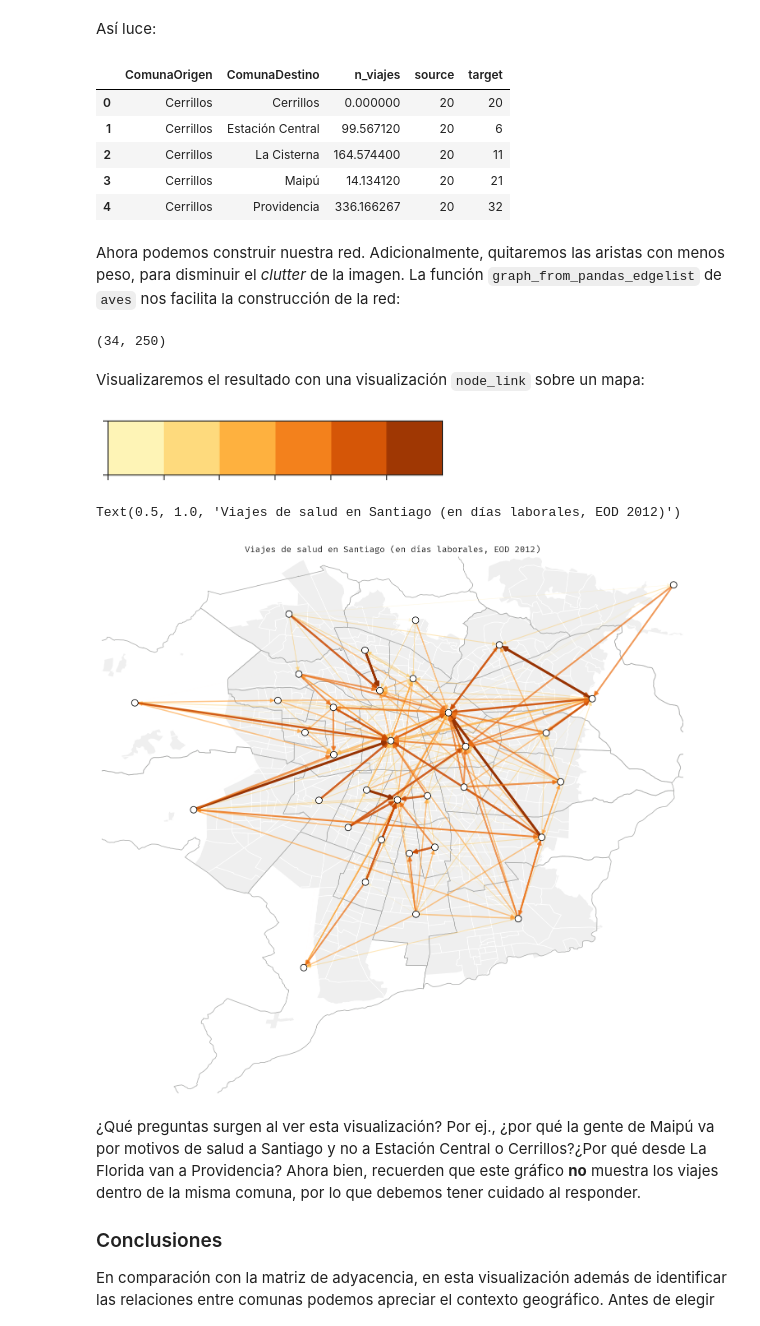
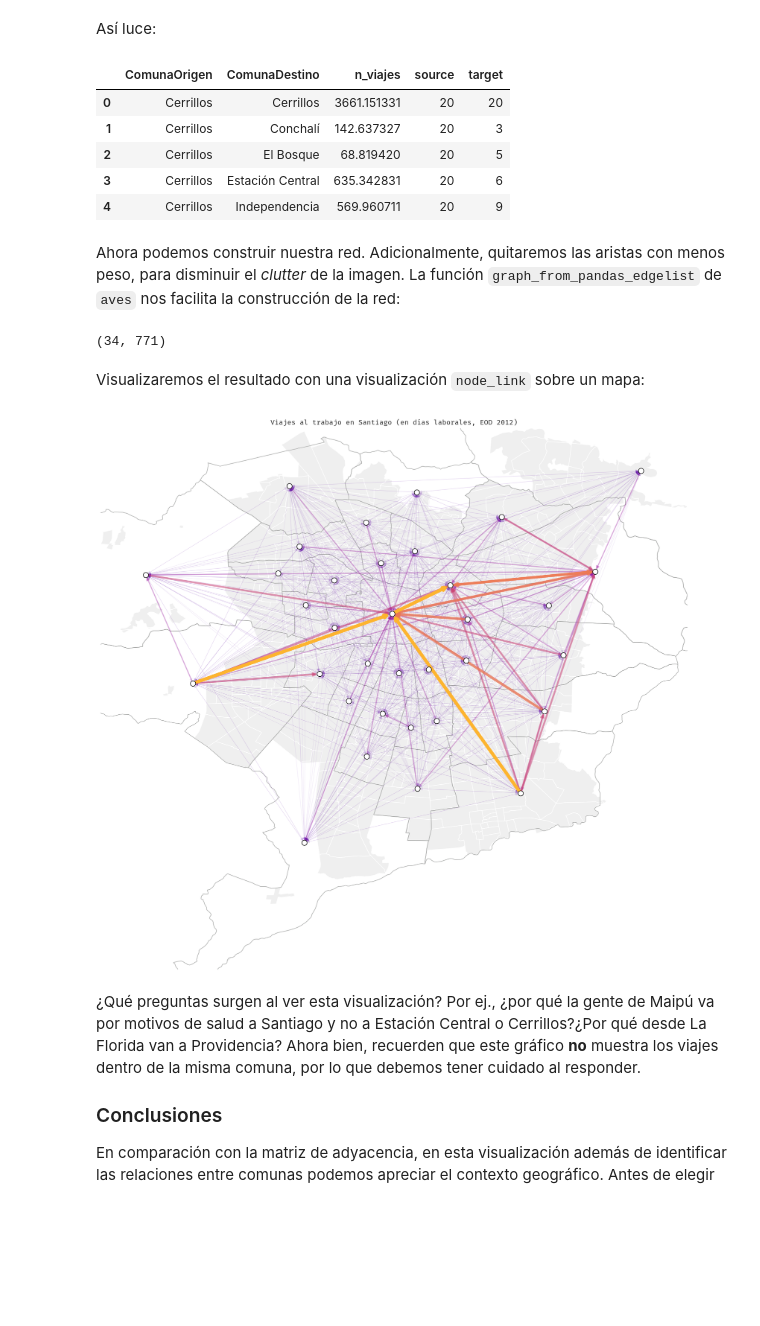
Before and after one commit to zorzalerrante/aves, a Jupyter notebook: notebooks/05-python-redes-eod.ipynb, the cells around one changed output. Saved outputs shown, nothing was run; the diff lists cells and outputs as text; code cells hidden in the pictures; blank space fills up the shorter version.

```diff
--- a/notebooks/05-python-redes-eod.ipynb
+++ b/notebooks/05-python-redes-eod.ipynb
@@ -93,7 +93,7 @@ bounding_box
 # %% [output]
 array([-70.88006218, -33.72603779, -70.43015094, -33.31109652])
 # %%
-comunas_urbanas = clip_area_geodataframe(comunas_urbanas, zones.total_bounds, buffer=0.1)
+comunas_urbanas = clip_area_geodataframe(comunas_urbanas, zones.total_bounds, buffer=0.05)
 # %% [markdown]
 Necesitamos que los nodos tengan un identificador numérico, cuyo valor inicial es cero.
 # %%
@@ -121,7 +121,7 @@ Name: node_id, dtype: int64
 # %% [markdown]
 Calculamos la lista de aristas de nuestra red, es decir, la cantidad de viajes de una comuna a otra. En este caso, lo haremos con los viajes al trabajo.
 # %%
-matriz = (viajes_persona[(viajes_persona['Proposito'] == 'De salud')
+matriz = (viajes_persona[(viajes_persona['Proposito'] == 'Al trabajo')
                               & (viajes_persona['ComunaOrigen'].isin(comunas_urbanas['NombreComuna']))
                               & (viajes_persona['ComunaDestino'].isin(comunas_urbanas['NombreComuna']))]
                 .groupby(['ComunaOrigen', 'ComunaDestino'])
@@ -180,21 +180,21 @@ Así luce:
 matriz.head()
 # %% [output]
 |  | ComunaOrigen | ComunaDestino | n_viajes | source | target |
-| 0 | Cerrillos | Cerrillos | 0.000000 | 20 | 20 |
-| 1 | Cerrillos | Estación Central | 99.567120 | 20 | 6 |
-| 2 | Cerrillos | La Cisterna | 164.574400 | 20 | 11 |
-| 3 | Cerrillos | Maipú | 14.134120 | 20 | 21 |
-| 4 | Cerrillos | Providencia | 336.166267 | 20 | 32 |
+| 0 | Cerrillos | Cerrillos | 3661.151331 | 20 | 20 |
+| 1 | Cerrillos | Conchalí | 142.637327 | 20 | 3 |
+| 2 | Cerrillos | El Bosque | 68.819420 | 20 | 5 |
+| 3 | Cerrillos | Estación Central | 635.342831 | 20 | 6 |
+| 4 | Cerrillos | Independencia | 569.960711 | 20 | 9 |
 # %% [markdown]
 Ahora podemos construir nuestra red. Adicionalmente, quitaremos las aristas con menos peso, para disminuir el _clutter_ de la imagen. La función `graph_from_pandas_edgelist` de `aves` nos facilita la construcción de la red:
 # %%
 from aves.features.network import graph_from_pandas_edgelist
 # %%
-network, edge_weight = graph_from_pandas_edgelist(matriz[matriz['n_viajes'] > matriz['n_viajes'].quantile(0.15)],
+network, edge_weight = graph_from_pandas_edgelist(matriz[matriz['n_viajes'] > matriz['n_viajes'].quantile(0.2)],
                                                   weight='n_viajes')
 # %%
 network.num_vertices(), network.num_edges()
 # %% [output]
-(34, 250)
+(34, 771)
 # %% [markdown]
 Visualizaremos el resultado con una visualización `node_link` sobre un mapa:
@@ -207,20 +207,19 @@ from aves.visualization.figures import figure_from_geodataframe
-# %%
-sns.palplot(sns.color_palette('YlOrBr', n_colors=6))
-# %% [output]
-[figure, removed]
 # %%
-fig, ax = figure_from_geodataframe(zones, height=12, set_limits=True, remove_axes=True)
+fig, ax = figure_from_geodataframe(zones, height=15, set_limits=True, remove_axes=True)
 
 zones.plot(ax=ax, facecolor='#efefef', edgecolor='white', zorder=0)
+
 comunas_urbanas.plot(ax=ax, facecolor='none', edgecolor='#abacab', zorder=0)
+
 geonodelink.plot_nodes(ax, color='white', edgecolor='black', size=250)
-geonodelink.plot_weighted_edges(ax, palette='YlOrBr', log_transform=True, weight_bins=7,
-                                min_linewidth=0.1, linewidth=3, min_alpha=0.1, alpha=1.0,
+
+geonodelink.plot_weighted_edges(ax, palette='plasma', log_transform=False, weight_bins=5,
+                                min_linewidth=0.5, linewidth=5, min_alpha=0.1, alpha=1.0,
                                 with_arrows=True, arrow_shrink=3, arrow_scale=10)
-ax.set_title('Viajes de salud en Santiago (en días laborales, EOD 2012)')
+
+ax.set_title('Viajes al trabajo en Santiago (en días laborales, EOD 2012)');
 # %% [output]
-Text(0.5, 1.0, 'Viajes de salud en Santiago (en días laborales, EOD 2012)')
-[figure, old version]
+[figure, new version]
 # %% [markdown]
 ¿Qué preguntas surgen al ver esta visualización? Por ej., ¿por qué la gente de Maipú va por motivos de salud a Santiago y no a Estación Central o Cerrillos?¿Por qué desde La Florida van a Providencia? Ahora bien, recuerden que este gráfico **no** muestra los viajes dentro de la misma comuna, por lo que debemos tener cuidado al responder.
 
```
Also changed, not shown: parts of 4 cells of this notebook, 7 other files.
